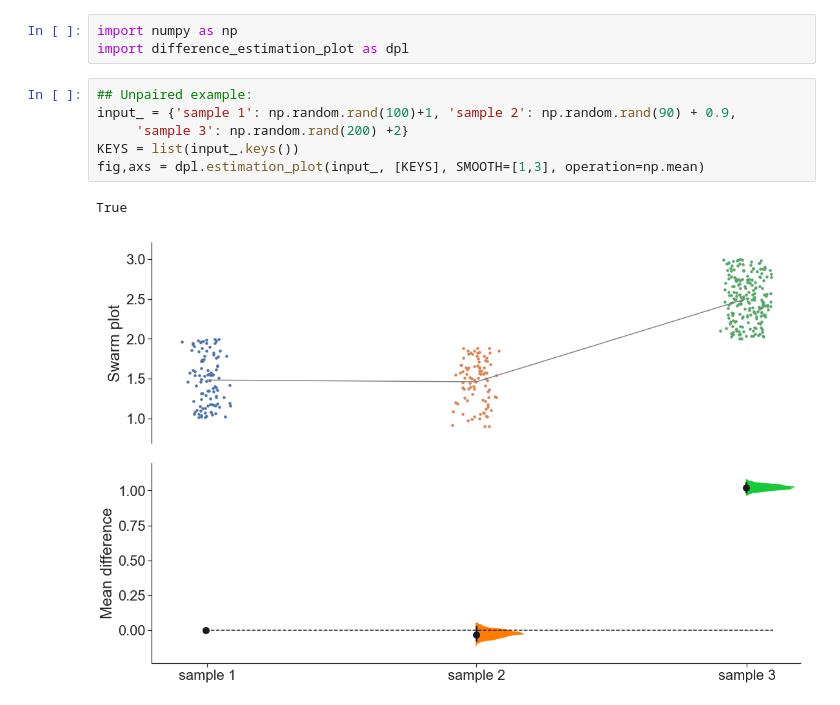
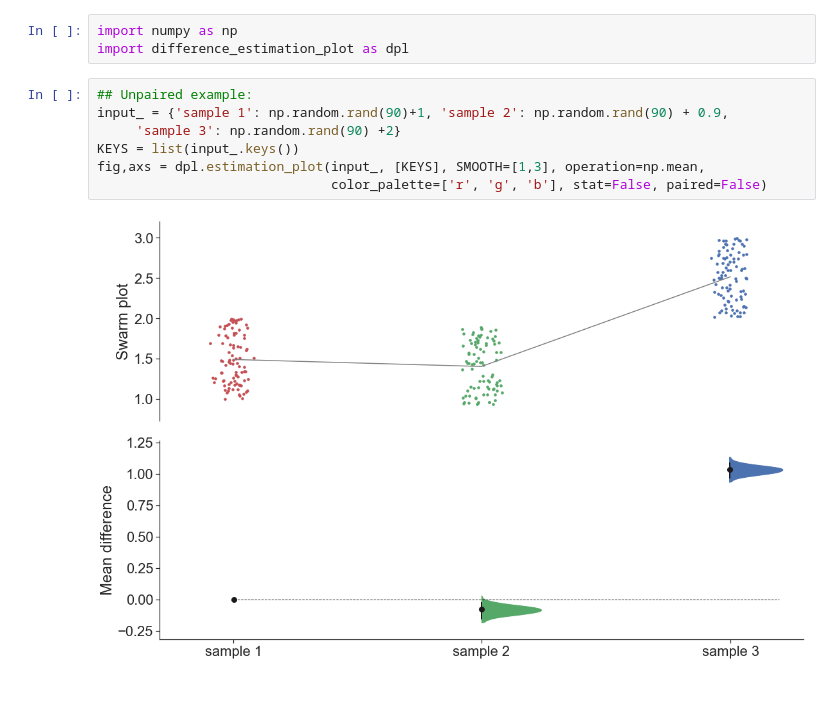
Before and after one commit to drsax93/difference_estimation_plot, a Jupyter notebook: difference_estimation_plot_examples.ipynb, the cells around one changed output. Cells and saved outputs as stored; diff of their text form.

```diff
--- a/difference_estimation_plot_examples.ipynb
+++ b/difference_estimation_plot_examples.ipynb
@@ -6,13 +6,13 @@ import numpy as np
 import difference_estimation_plot as dpl
 # %%
 ## Unpaired example:
-input_ = {'sample 1': np.random.rand(100)+1, 'sample 2': np.random.rand(90) + 0.9,
-     'sample 3': np.random.rand(200) +2}
+input_ = {'sample 1': np.random.rand(90)+1, 'sample 2': np.random.rand(90) + 0.9,
+     'sample 3': np.random.rand(90) +2}
 KEYS = list(input_.keys())
-fig,axs = dpl.estimation_plot(input_, [KEYS], SMOOTH=[1,3], operation=np.mean)
+fig,axs = dpl.estimation_plot(input_, [KEYS], SMOOTH=[1,3], operation=np.mean,
+                              color_palette=['r', 'g', 'b'], stat=False, paired=False)
 # %% [output]
-True
-[figure, old version]
+[figure, new version]
 # %%
 ## Paired example:
 input_ = {'sample 1': np.random.rand(10), 'sample 2': np.random.rand(10) + 0.4,
```
Also changed, not shown: parts of 6 cells of this notebook, 1 other file.
